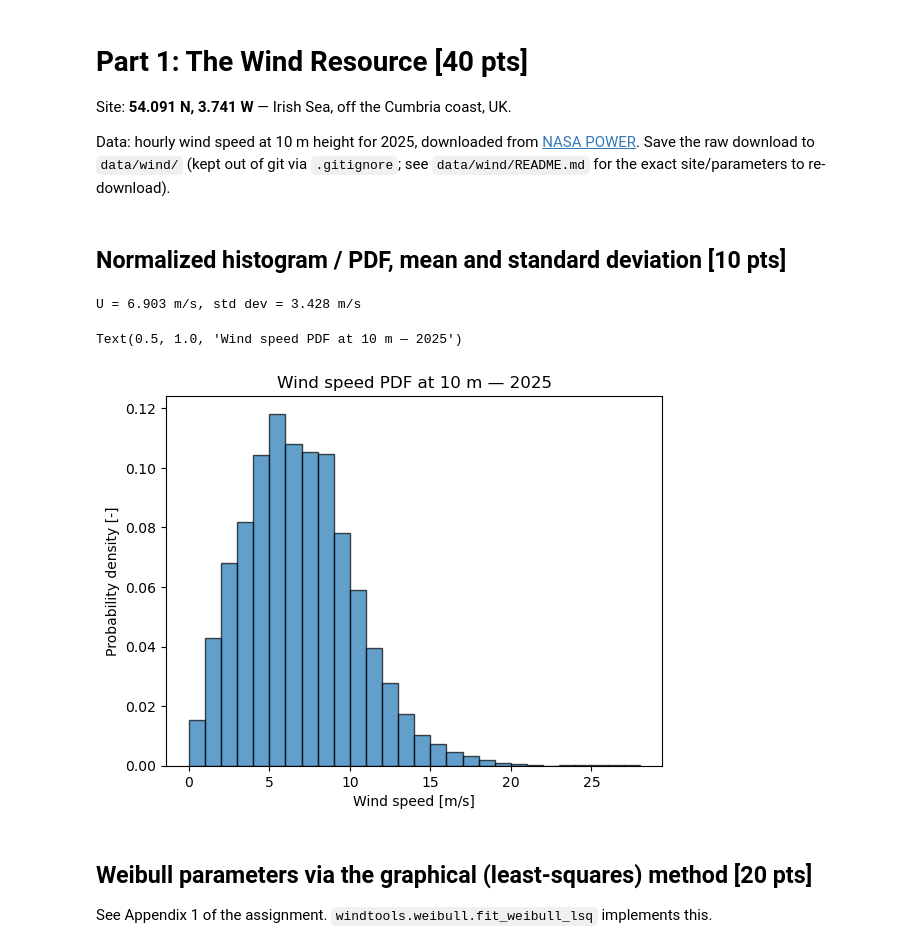
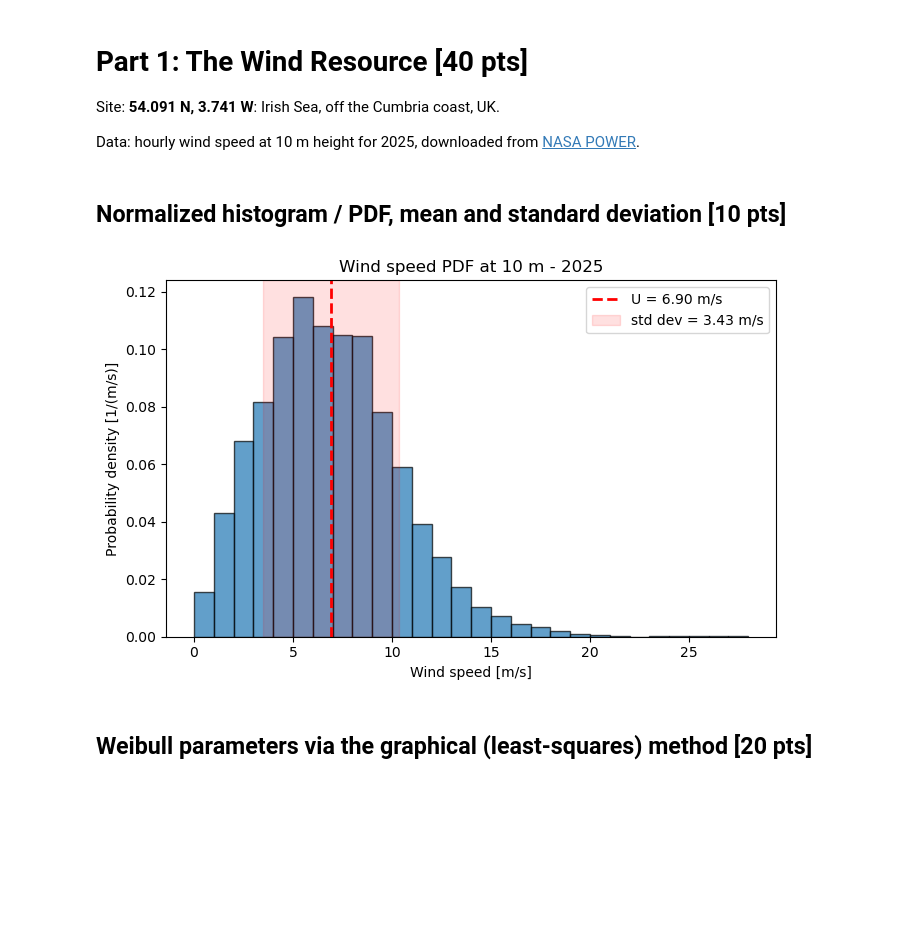
Before and after one commit to httpAmran/OE44170-wind-energy, a Jupyter notebook: assignment1/notebooks/part1_wind_resource.ipynb, the cells around one changed output. Cells and saved outputs as stored; diff of their text form; code cells hidden in the pictures; blank space fills up the shorter version.

```diff
--- a/assignment1/notebooks/part1_wind_resource.ipynb
+++ b/assignment1/notebooks/part1_wind_resource.ipynb
@@ -1,12 +1,13 @@
 # %% [markdown]
 # Part 1: The Wind Resource [40 pts]
 
-Site: **54.091 N, 3.741 W** — Irish Sea, off the Cumbria coast, UK.
+Site: **54.091 N, 3.741 W**: Irish Sea, off the Cumbria coast, UK.
 
-Data: hourly wind speed at 10 m height for 2025, downloaded from [NASA POWER](https://power.larc.nasa.gov/). Save the raw download to `data/wind/` (kept out of git via `.gitignore`; see `data/wind/README.md` for the exact site/parameters to re-download).
+Data: hourly wind speed at 10 m height for 2025, downloaded from [NASA POWER](https://power.larc.nasa.gov/).
 # %%
 import sys
-sys.path.append("../../src")  # lets `import windtools` work with plain python, no install needed
+from pathlib import Path
+sys.path.append("../../src")
 
 import numpy as np
 import pandas as pd
@@ -14,6 +15,9 @@ import matplotlib.pyplot as plt
 
 from windtools import weibull
 
+figures_dir = Path("../figures")
+figures_dir.mkdir(exist_ok=True)
+
 # NASA POWER hourly exports have a ~10-line metadata header before the actual data
 df = pd.read_csv("../../data/wind/POWER_Point_Hourly_20250101_20251231_054d09N_003d74W_LST.csv", skiprows=10)
 wind_10m = df["WS10M"].to_numpy()
@@ -22,20 +26,22 @@ wind_10m = df["WS10M"].to_numpy()
 # %%
 U = wind_10m.mean()
 sigma = wind_10m.std(ddof=1)
-print(f"U = {U:.3f} m/s, std dev = {sigma:.3f} m/s")
+bins = np.arange(0, np.ceil(wind_10m.max()) + 1, 1)
 
-bins = np.arange(0, wind_10m.max() + 1, 1)
-plt.hist(wind_10m, bins=bins, density=True, edgecolor="black", alpha=0.7)
-plt.xlabel("Wind speed [m/s]"); plt.ylabel("Probability density [-]")
-plt.title("Wind speed PDF at 10 m — 2025")
+fig, ax = plt.subplots(figsize=(7, 4.5))
+ax.hist(wind_10m, bins=bins, density=True, edgecolor="black", alpha=0.7)
+ax.axvline(U, color="red", linestyle="--", linewidth=2, label=f"U = {U:.2f} m/s")
+ax.axvspan(U - sigma, U + sigma, color="red", alpha=0.12, label=f"std dev = {sigma:.2f} m/s")
+ax.set_xlabel("Wind speed [m/s]")
+ax.set_ylabel("Probability density [1/(m/s)]")
+ax.set_title("Wind speed PDF at 10 m - 2025")
+ax.legend()
+fig.tight_layout()
+fig.savefig(figures_dir / "wind_speed_histogram.png", dpi=300)
 # %% [output]
-U = 6.903 m/s, std dev = 3.428 m/s
-Text(0.5, 1.0, 'Wind speed PDF at 10 m — 2025')
-[figure, old version]
+[figure, new version]
-# %% [markdown]
-## Weibull parameters via the graphical (least-squares) method [20 pts]
-
-See Appendix 1 of the assignment. `windtools.weibull.fit_weibull_lsq` implements this.
+# %% [markdown]
+## Weibull parameters via the graphical (least-squares) method [20 pts]
 # %%
 k, c, r2, x, y = weibull.fit_weibull_lsq(wind_10m)
 print(f"k = {k:.3f}, c = {c:.3f} m/s, R^2 = {r2:.4f}")
```
Also changed, not shown: parts of 5 cells of this notebook, 5 other files.
